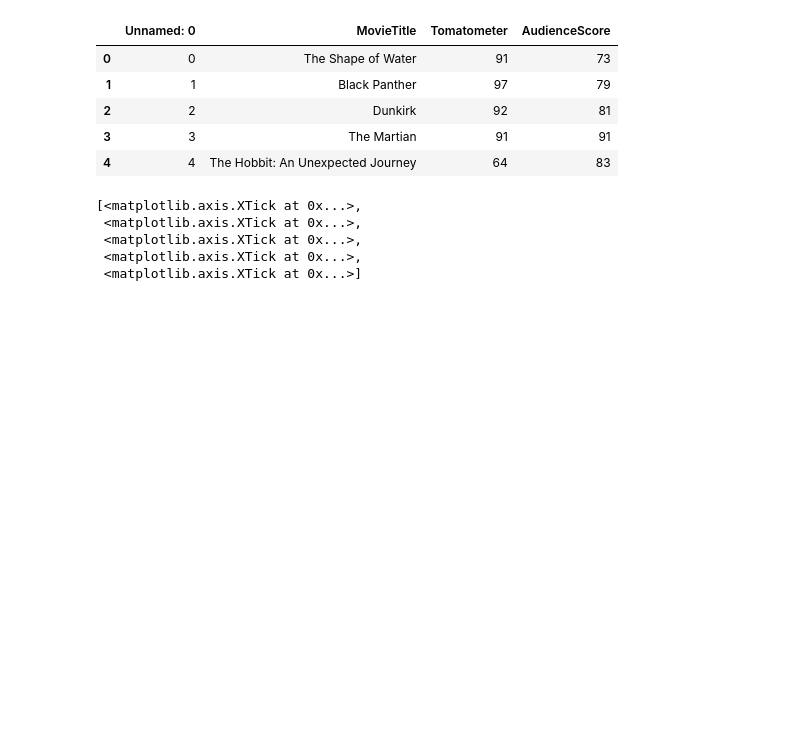
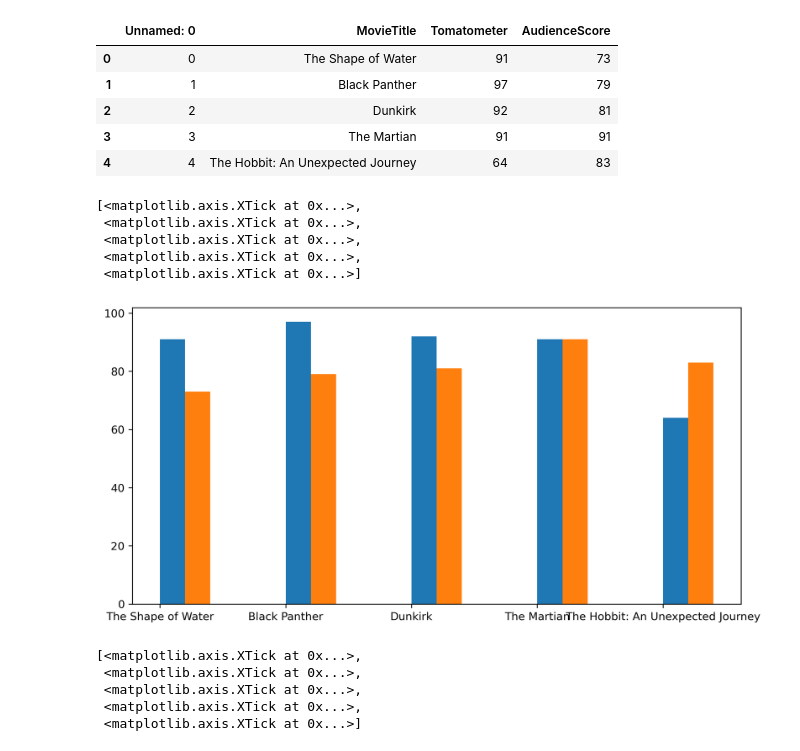
Before and after one commit to mohamed-ashry7/Data-Engineering-Lab, a Jupyter notebook: Lab3 - Data Visualization/Lab3_Data Visualization-Copy1.ipynb, the cells around one changed output. Cells and saved outputs as stored; diff of their text form; code cells hidden in the pictures; blank space fills up the shorter version.

```diff
--- a/Lab3 - Data Visualization/Lab3_Data Visualization-Copy1.ipynb
+++ b/Lab3 - Data Visualization/Lab3_Data Visualization-Copy1.ipynb
@@ -62,6 +73,22 @@ movie_scores
 | 2 | 2 | Dunkirk | 92 | 81 |
 | 3 | 3 | The Martian | 91 | 91 |
 | 4 | 4 | The Hobbit: An Unexpected Journey | 64 | 83 |
+# %%
+movies_fig = plt.figure(figsize=(10, 5), dpi=300)
+ax = movies_fig.add_subplot(1,1,1)
+x = np.arange(len(movie_scores.MovieTitle))
+width = 0.2
+ax.bar(height =movie_scores.Tomatometer, x=x+0.1,width=0.2)
+ax.bar(height =movie_scores.AudienceScore, x=x+0.3,width=0.2)
+ax.set_xticklabels(movie_scores.MovieTitle)
+ax.set_xticks(x)
+# %% [output]
+[<matplotlib.axis.XTick at 0x...>,
+ <matplotlib.axis.XTick at 0x...>,
+ <matplotlib.axis.XTick at 0x...>,
+ <matplotlib.axis.XTick at 0x...>,
+ <matplotlib.axis.XTick at 0x...>]
+[figure, added]
 # %%
 movies_fig = plt.figure(figsize=(10, 5), dpi=300)
 ax = movies_fig.add_subplot(1,1,1)
```
Also changed, not shown: parts of 8 cells of this notebook, 2 other files.
